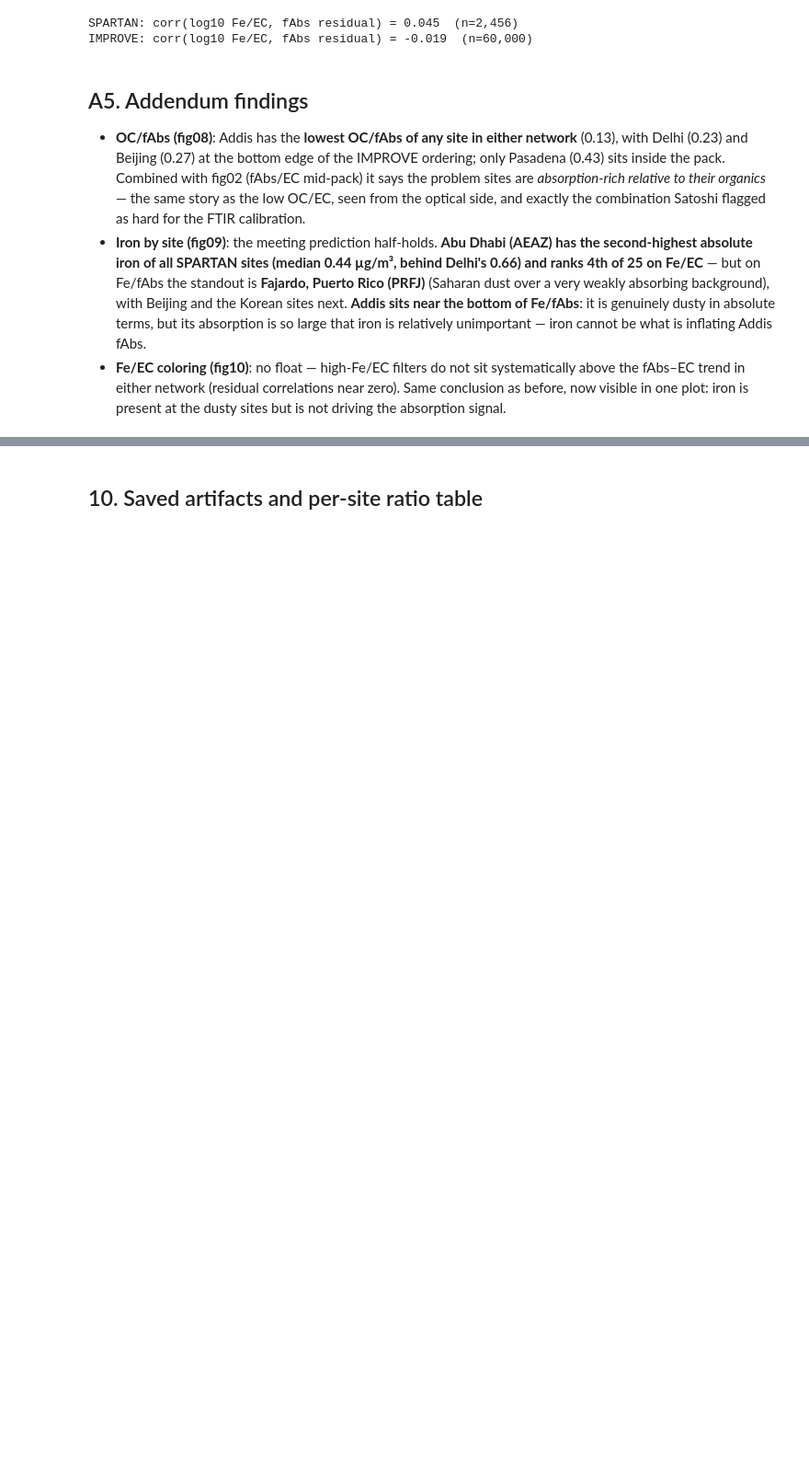
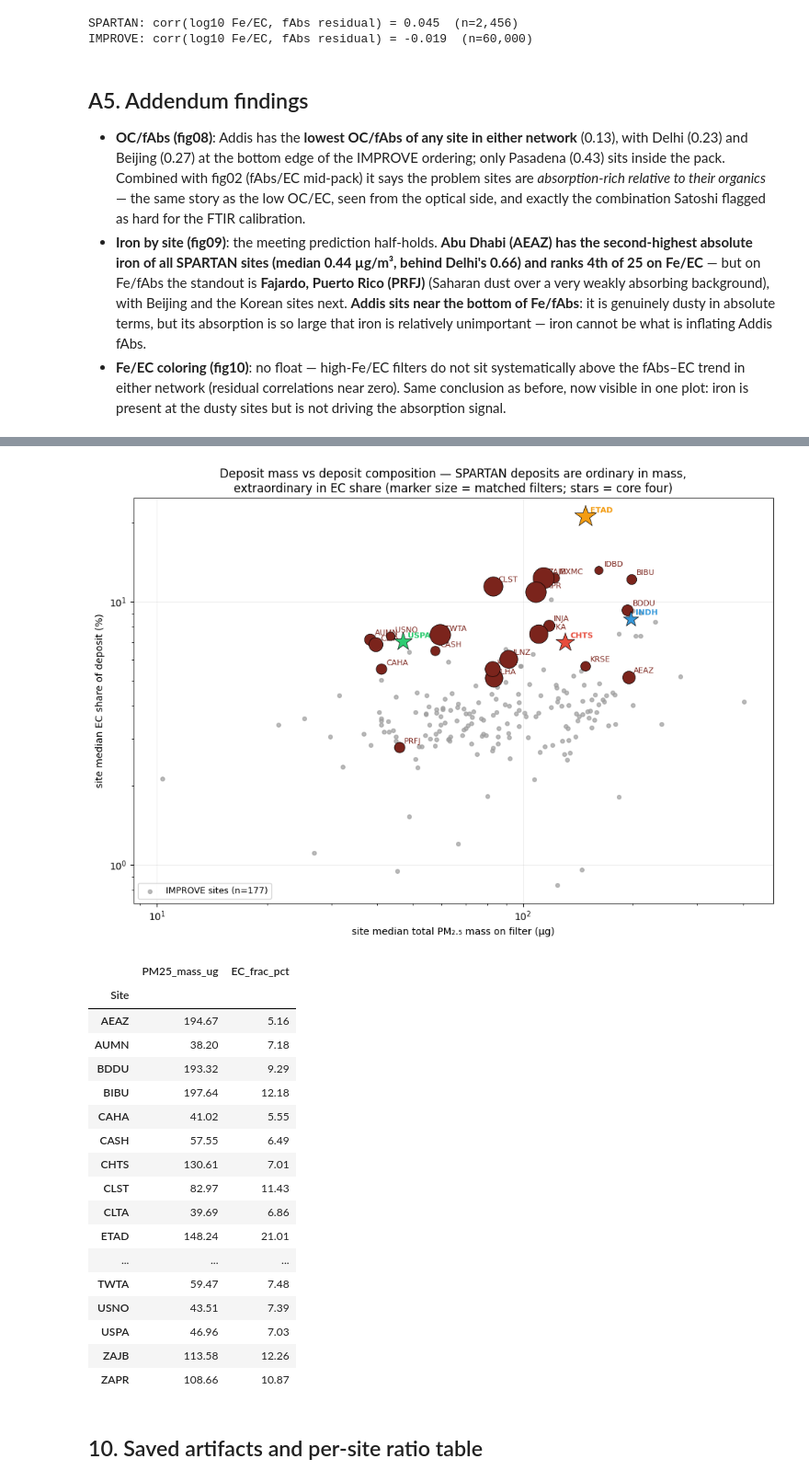
Before and after one commit to ahzs645/aethmodular, a Jupyter notebook: research/spartan/follow_up_mass_and_ratio_plots.ipynb, the cells around one changed output, grey strips where cells are left out. Shown at 92% size. Cells and saved outputs as stored; diff of their text form; code cells hidden in the pictures; blank space fills up the shorter version.

```diff
--- a/research/spartan/follow_up_mass_and_ratio_plots.ipynb
+++ b/research/spartan/follow_up_mass_and_ratio_plots.ipynb
@@ -948,3 +1042,53 @@ IMPROVE: corr(log10 Fe/EC, fAbs residual) = -0.019  (n=60,000)
+# %%
+imp_site = (imp.assign(PM25_mass_ug=imp["PM25_mass_ug"], EC_frac_pct=imp["EC_frac_pct"])
+            .groupby("SiteCode")[["PM25_mass_ug", "EC_frac_pct"]].median().dropna())
+imp_site = imp_site[(imp_site["PM25_mass_ug"] > 0) & (imp_site["EC_frac_pct"] > 0)]
+
+sp_site = fe_all.groupby("Site")[["PM25_mass_ug", "EC_frac_pct"]].median().dropna()
+sp_n = fe_all.groupby("Site").size()
+
+fig, ax = plt.subplots(figsize=(10, 7))
+ax.scatter(imp_site["PM25_mass_ug"], imp_site["EC_frac_pct"], s=16, color="0.62", alpha=0.7,
+           label=f"IMPROVE sites (n={len(imp_site)})")
+for s_, r in sp_site.iterrows():
+    color = SITE_COLORS.get(s_, "#7B241C")
+    ax.scatter(r["PM25_mass_ug"], r["EC_frac_pct"], s=30 + 2.2 * sp_n[s_],
+               color=color, edgecolor="black", linewidth=0.5, zorder=5,
+               marker="*" if s_ in CORE4 else "o")
+    ax.annotate(s_, (r["PM25_mass_ug"], r["EC_frac_pct"]), xytext=(5, 4),
+                textcoords="offset points", fontsize=8,
+                fontweight="bold" if s_ in CORE4 else "normal", color=color)
+ax.set_xscale("log"); ax.set_yscale("log")
+ax.set_xlabel("site median total PM₂.₅ mass on filter (µg)")
+ax.set_ylabel("site median EC share of deposit (%)")
+ax.set_title("Deposit mass vs deposit composition — SPARTAN deposits are ordinary in mass,\n"
+             "extraordinary in EC share (marker size = matched filters; stars = core four)")
+ax.legend(fontsize=9, loc="lower left")
+fig.tight_layout()
+fig.savefig(FIG_DIR / "fig12_deposit_mass_vs_composition.png", dpi=200, bbox_inches="tight")
+plt.show()
+
+sp_site.round(2)
+# %% [output]
+[figure, added]
+|  | PM25_mass_ug | EC_frac_pct |
+| Site |  |  |
+| AEAZ | 194.67 | 5.16 |
+| AUMN | 38.20 | 7.18 |
+| BDDU | 193.32 | 9.29 |
+| BIBU | 197.64 | 12.18 |
+| CAHA | 41.02 | 5.55 |
+| CASH | 57.55 | 6.49 |
+| CHTS | 130.61 | 7.01 |
+| CLST | 82.97 | 11.43 |
+| CLTA | 39.69 | 6.86 |
+| ETAD | 148.24 | 21.01 |
+| ... | ... | ... |
+| TWTA | 59.47 | 7.48 |
+| USNO | 43.51 | 7.39 |
+| USPA | 46.96 | 7.03 |
+| ZAJB | 113.58 | 12.26 |
+| ZAPR | 108.66 | 10.87 |
 # %% [markdown]
 ## 10. Saved artifacts and per-site ratio table
 # %%
```
Also changed, not shown: parts of 4 cells of this notebook, 3 other files.
